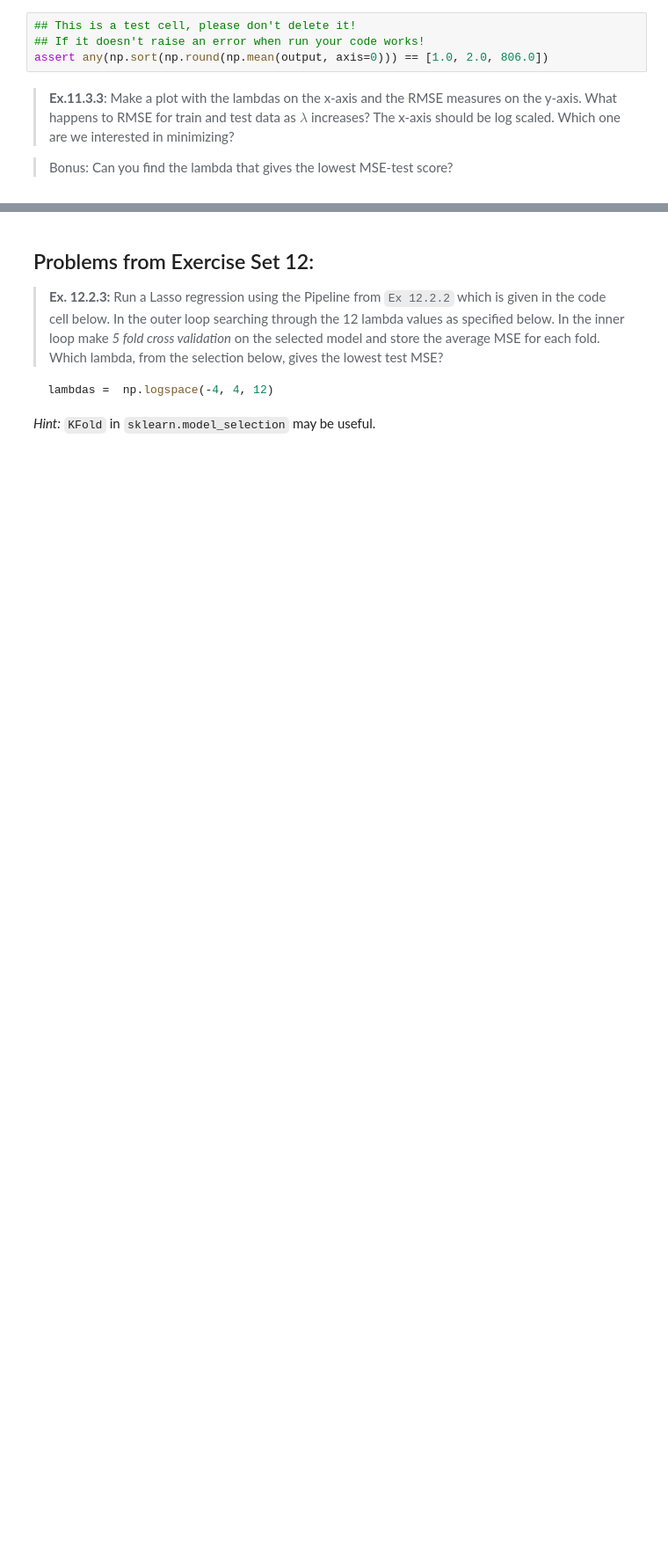
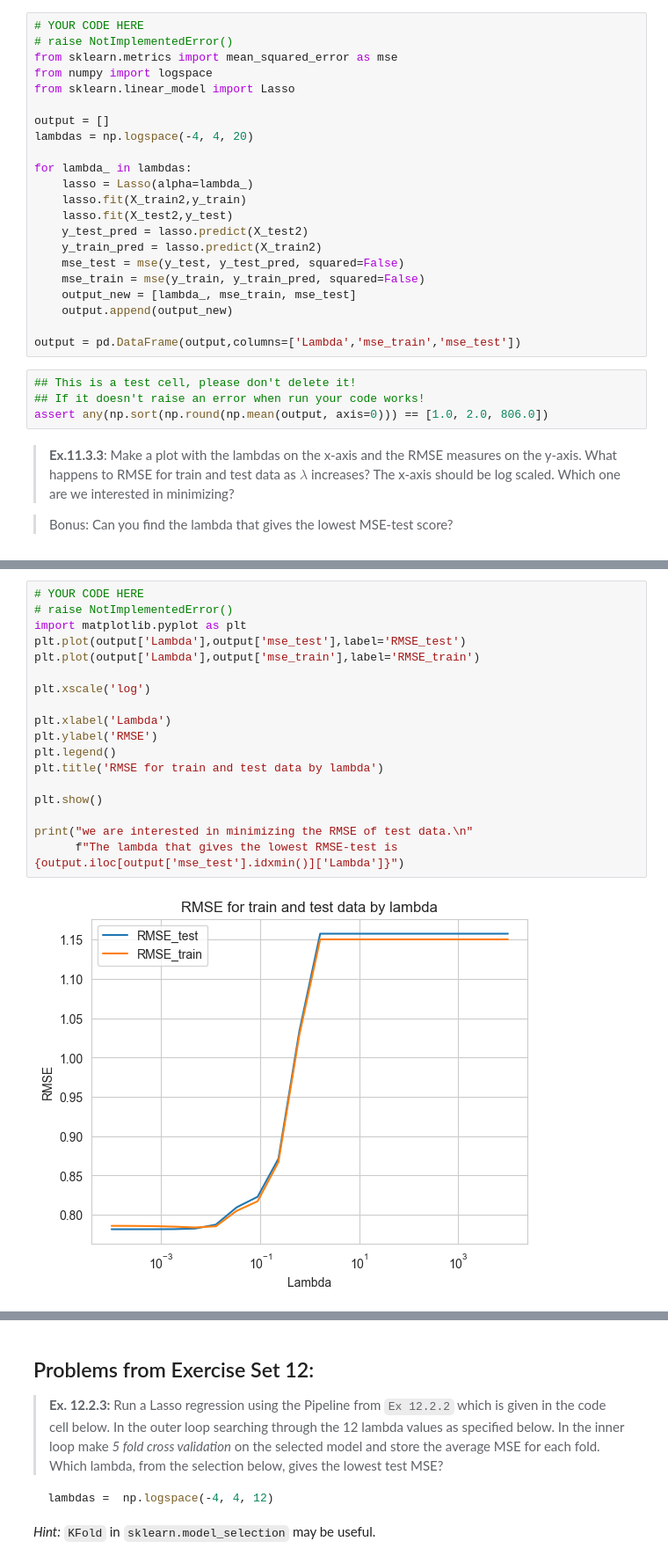
Before and after one commit to Kelvin-xing/isds2023, a Jupyter notebook: assignments/assignment2/assignments_2_ans.ipynb, the cells around one changed output, grey strips where cells are left out. Shown at 88% size. Saved outputs shown, nothing was run; the diff lists cells and outputs as text; blank space fills up the shorter version.

```diff
--- a/assignments/assignment2/assignments_2_ans.ipynb
+++ b/assignments/assignment2/assignments_2_ans.ipynb
@@ -277,3 +353,25 @@ raise NotImplementedError()
+# %%
+# YOUR CODE HERE
+# raise NotImplementedError()
+from sklearn.metrics import mean_squared_error as mse
+from numpy import logspace
+from sklearn.linear_model import Lasso
+
+output = []
+lambdas = np.logspace(-4, 4, 20)
+
+for lambda_ in lambdas:
+    lasso = Lasso(alpha=lambda_)
+    lasso.fit(X_train2,y_train)
+    lasso.fit(X_test2,y_test)
+    y_test_pred = lasso.predict(X_test2)
+    y_train_pred = lasso.predict(X_train2)
+    mse_test = mse(y_test, y_test_pred, squared=False)
+    mse_train = mse(y_train, y_train_pred, squared=False)
+    output_new = [lambda_, mse_train, mse_test]
+    output.append(output_new)
+
+output = pd.DataFrame(output,columns=['Lambda','mse_train','mse_test'])
 # %%
 ## This is a test cell, please don't delete it!
 ## If it doesn't raise an error when run your code works!
@@ -287,0 +383,20 @@ raise NotImplementedError()
+# %%
+# YOUR CODE HERE
+# raise NotImplementedError()
+import matplotlib.pyplot as plt
+plt.plot(output['Lambda'],output['mse_test'],label='RMSE_test')
+plt.plot(output['Lambda'],output['mse_train'],label='RMSE_train')
+
+plt.xscale('log')
+
+plt.xlabel('Lambda')
+plt.ylabel('RMSE')
+plt.legend()
+plt.title('RMSE for train and test data by lambda')
+
+plt.show()
+
+print("we are interested in minimizing the RMSE of test data.\n"
+      f"The lambda that gives the lowest RMSE-test is {output.iloc[output['mse_test'].idxmin()]['Lambda']}")
+# %% [output]
+[figure, added]
```
Also changed, not shown: parts of 19 cells of this notebook, 3 other files.
